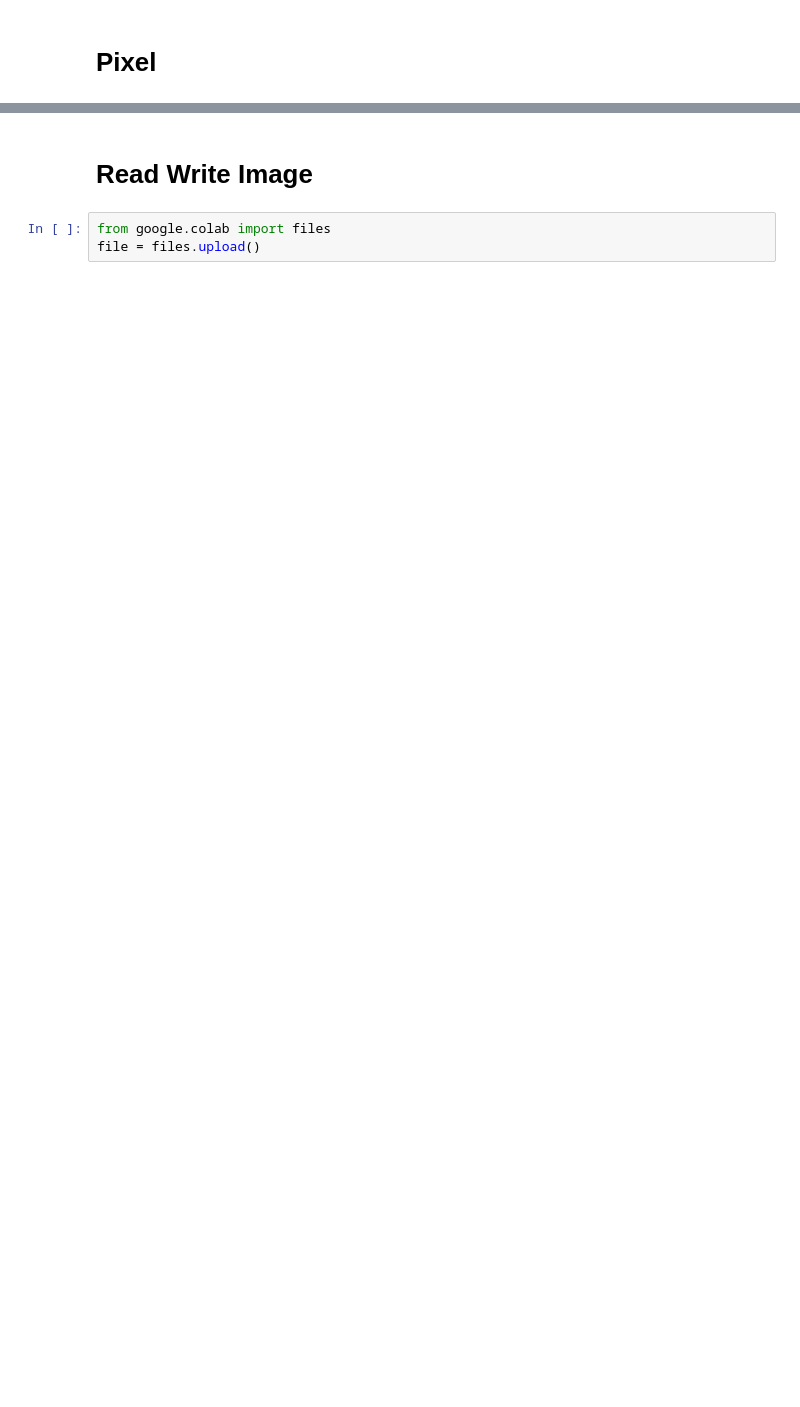
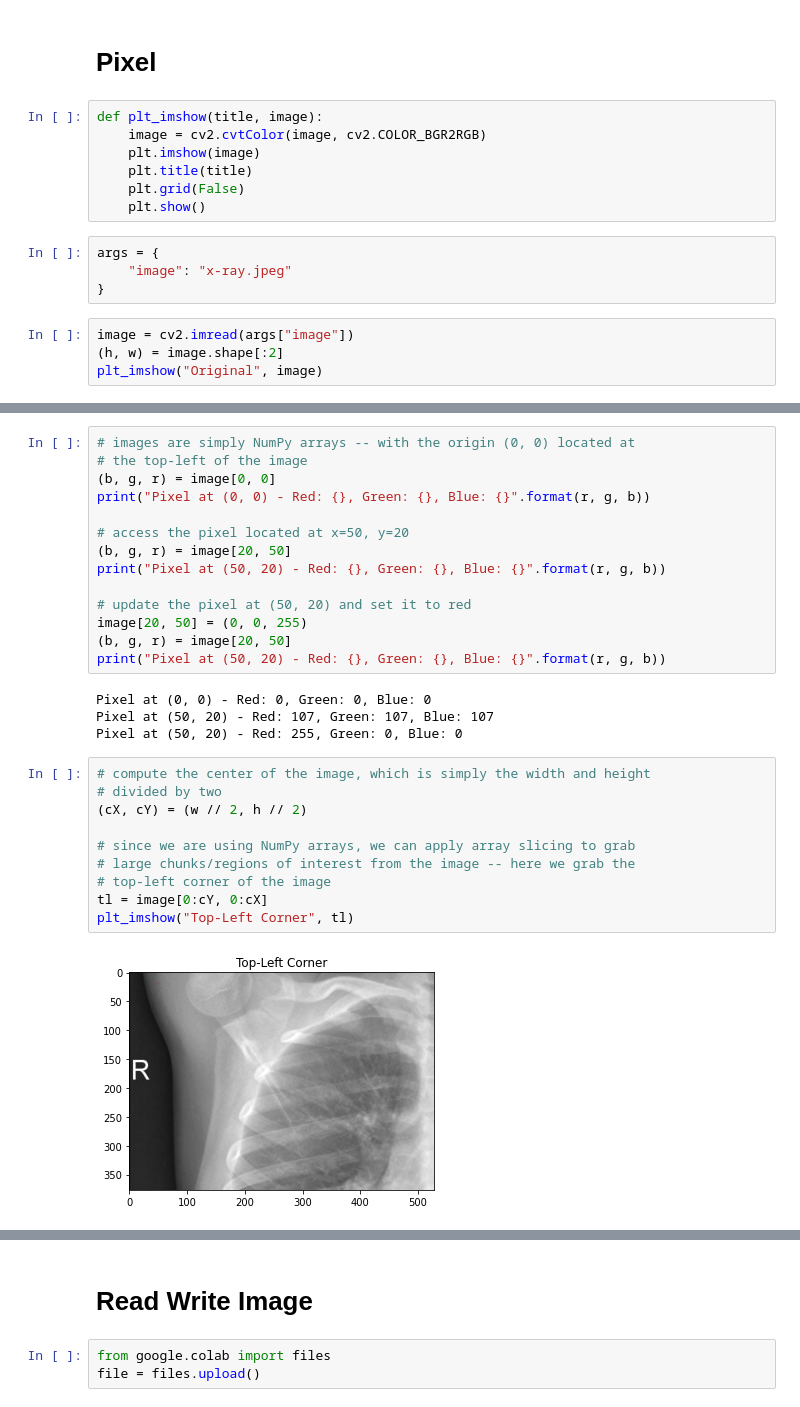
Before and after one commit to wpwwahyu/TKC_FinalProject, a Jupyter notebook: OpenCV.ipynb, the cells around one changed output, grey strips where cells are left out. Saved outputs shown, nothing was run; the diff lists cells and outputs as text; blank space fills up the shorter version.

```diff
--- a/OpenCV.ipynb
+++ b/OpenCV.ipynb
@@ -241,2 +286,17 @@ plt_imshow("Flipped Horizontally & Vertically", flipped)
 # %% [markdown]
 # Pixel
+# %%
+def plt_imshow(title, image):
+	image = cv2.cvtColor(image, cv2.COLOR_BGR2RGB)
+	plt.imshow(image)
+	plt.title(title)
+	plt.grid(False)
+	plt.show()
+# %%
+args = {
+	"image": "x-ray.jpeg"
+}
+# %%
+image = cv2.imread(args["image"])
+(h, w) = image.shape[:2]
+plt_imshow("Original", image)
@@ -242,0 +305,30 @@ plt_imshow("Flipped Horizontally & Vertically", flipped)
+# %%
+# images are simply NumPy arrays -- with the origin (0, 0) located at
+# the top-left of the image
+(b, g, r) = image[0, 0]
+print("Pixel at (0, 0) - Red: {}, Green: {}, Blue: {}".format(r, g, b))
+
+# access the pixel located at x=50, y=20
+(b, g, r) = image[20, 50]
+print("Pixel at (50, 20) - Red: {}, Green: {}, Blue: {}".format(r, g, b))
+
+# update the pixel at (50, 20) and set it to red
+image[20, 50] = (0, 0, 255)
+(b, g, r) = image[20, 50]
+print("Pixel at (50, 20) - Red: {}, Green: {}, Blue: {}".format(r, g, b))
+# %% [output]
+Pixel at (0, 0) - Red: 0, Green: 0, Blue: 0
+Pixel at (50, 20) - Red: 107, Green: 107, Blue: 107
+Pixel at (50, 20) - Red: 255, Green: 0, Blue: 0
+# %%
+# compute the center of the image, which is simply the width and height
+# divided by two
+(cX, cY) = (w // 2, h // 2)
+
+# since we are using NumPy arrays, we can apply array slicing to grab
+# large chunks/regions of interest from the image -- here we grab the
+# top-left corner of the image
+tl = image[0:cY, 0:cX]
+plt_imshow("Top-Left Corner", tl)
+# %% [output]
+[figure, added]
```
Also changed, not shown: parts of 7 cells of this notebook.
